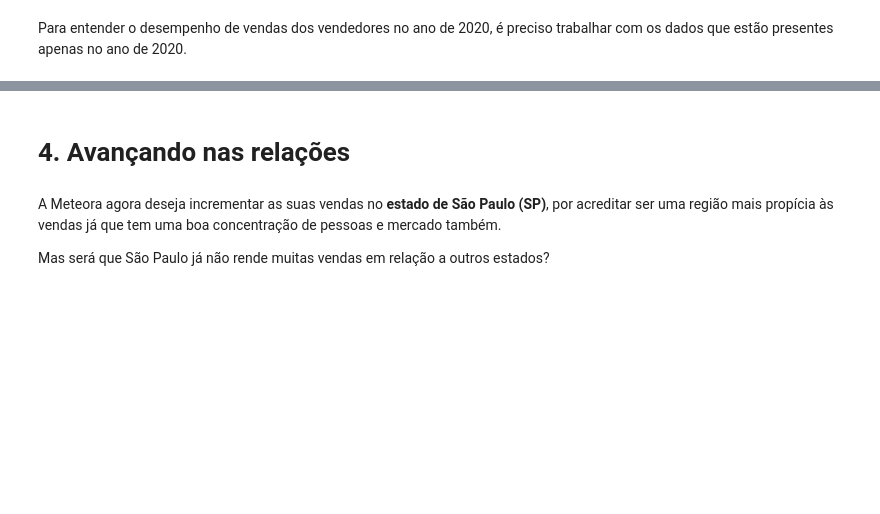
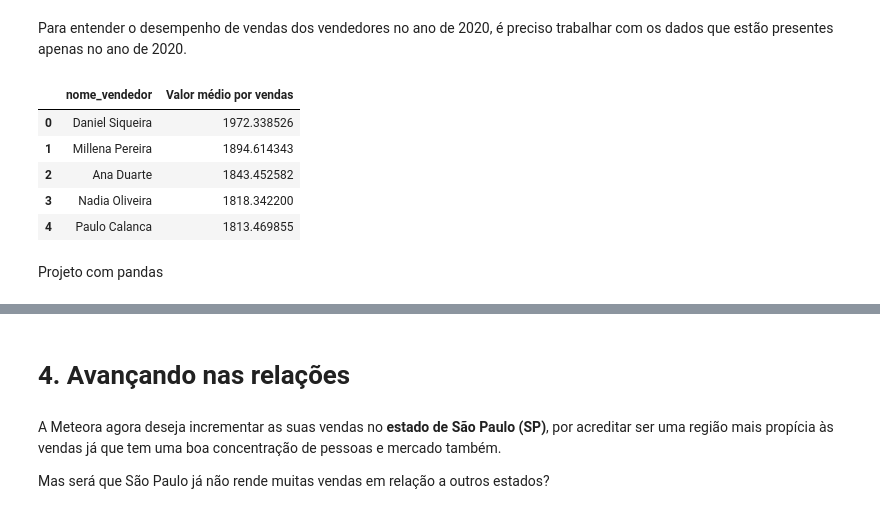
Before and after one commit to nathqueiroz/sqlcompython, a Jupyter notebook: Notebook_Meteora.ipynb, the cells around one changed output, grey strips where cells are left out. Drawn from its saved outputs; the diff is of its cells as text; code cells hidden in the pictures; blank space fills up the shorter version.

```diff
--- a/Notebook_Meteora.ipynb
+++ b/Notebook_Meteora.ipynb
@@ -268,2 +290,24 @@ Vamos iniciar uma análise de desempenho do **time de vendedores** da Meteora. A
 # %% [markdown]
 Para entender o desempenho de vendas dos vendedores no ano de 2020, é preciso trabalhar com os dados que estão presentes apenas no ano de 2020.
+# %%
+#selecionando apenas os dados do ano de 2020
+query = '''SELECT VENDEDORES.NOME_VENDEDOR, AVG(PEDIDOS.TOTAL) AS 'Valor médio por vendas'
+FROM PEDIDOS, VENDEDORES
+WHERE strftime('%Y',data_compra) = '2020' AND VENDEDORES.VENDEDOR_ID = PEDIDOS.VENDEDOR_ID
+
+--agrupando por nome do vendedor
+GROUP BY VENDEDORES.NOME_VENDEDOR
+
+--ordenando por quantidade de vendas em ordem decrescente
+ORDER BY AVG(PEDIDOS.TOTAL) DESC;
+'''
+sql_df(query)
+# %% [output]
+|  | nome_vendedor | Valor médio por vendas |
+| 0 | Daniel Siqueira | 1972.338526 |
+| 1 | Millena Pereira | 1894.614343 |
+| 2 | Ana Duarte | 1843.452582 |
+| 3 | Nadia Oliveira | 1818.342200 |
+| 4 | Paulo Calanca | 1813.469855 |
+# %% [markdown]
+  Projeto com pandas
```
Also changed, not shown: parts of 4 cells of this notebook.
